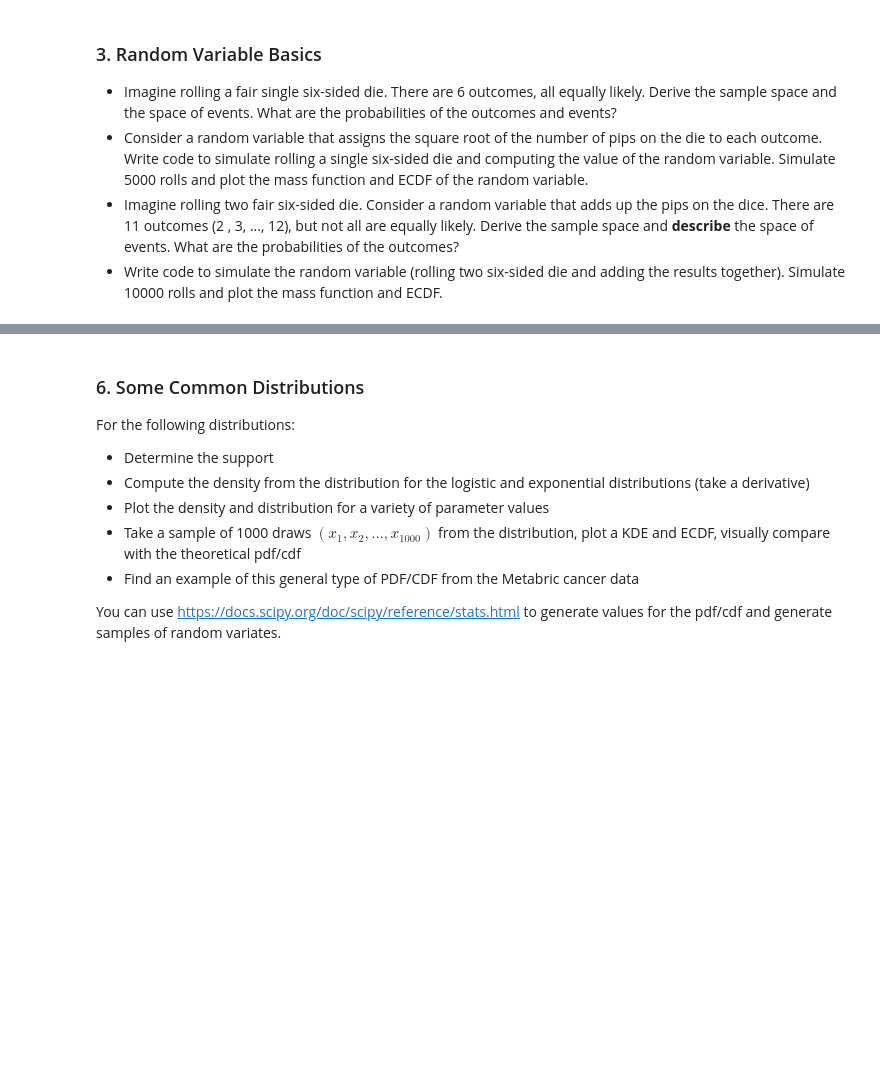
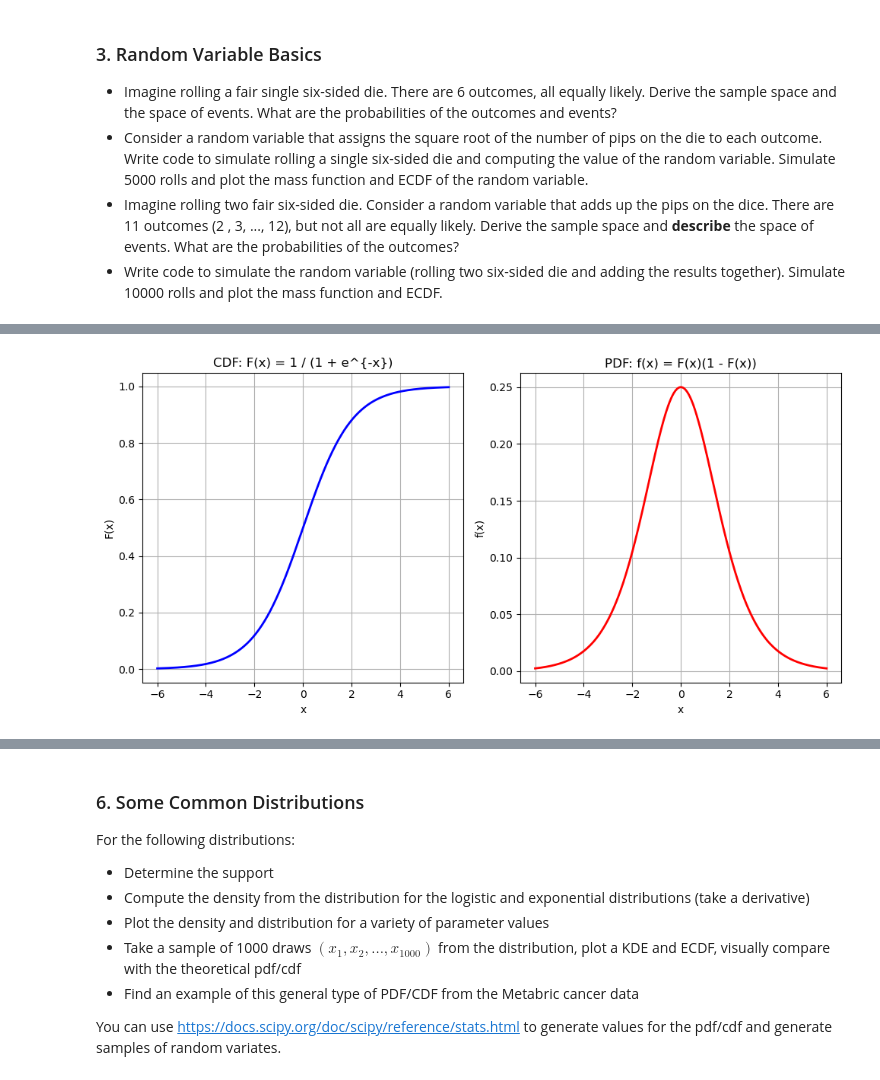
Before and after one commit to isaactabor21/assignment_6, a Jupyter notebook: assignment_6.ipynb, the cells around one changed output, grey strips where cells are left out. Drawn from its saved outputs; the diff is of its cells as text; code cells hidden in the pictures; blank space fills up the shorter version.

```diff
--- a/assignment_6.ipynb
+++ b/assignment_6.ipynb
@@ -91,0 +176,42 @@ $
+# %%
+import numpy as np
+import matplotlib.pyplot as plt
+
+# Define the CDF
+def F(x):
+    return 1 / (1 + np.exp(-x))
+
+# Define the PDF
+def f(x):
+    return F(x) * (1 - F(x))
+
+# Create a range of x values
+x = np.linspace(-6, 6, 400)
+
+# Compute CDF and PDF values
+cdf_values = F(x)
+pdf_values = f(x)
+
+# Plot
+plt.figure(figsize=(10,5))
+
+# CDF
+plt.subplot(1, 2, 1)
+plt.plot(x, cdf_values, color='blue', lw=2)
+plt.title('CDF: F(x) = 1 / (1 + e^{-x})')
+plt.xlabel('x')
+plt.ylabel('F(x)')
+plt.grid(True)
+
+# PDF
+plt.subplot(1, 2, 2)
+plt.plot(x, pdf_values, color='red', lw=2)
+plt.title('PDF: f(x) = F(x)(1 - F(x))')
+plt.xlabel('x')
+plt.ylabel('f(x)')
+plt.grid(True)
+
+plt.tight_layout()
+plt.show()
+# %% [output]
+[figure, added]
```
Also changed, not shown: parts of 24 cells of this notebook.
